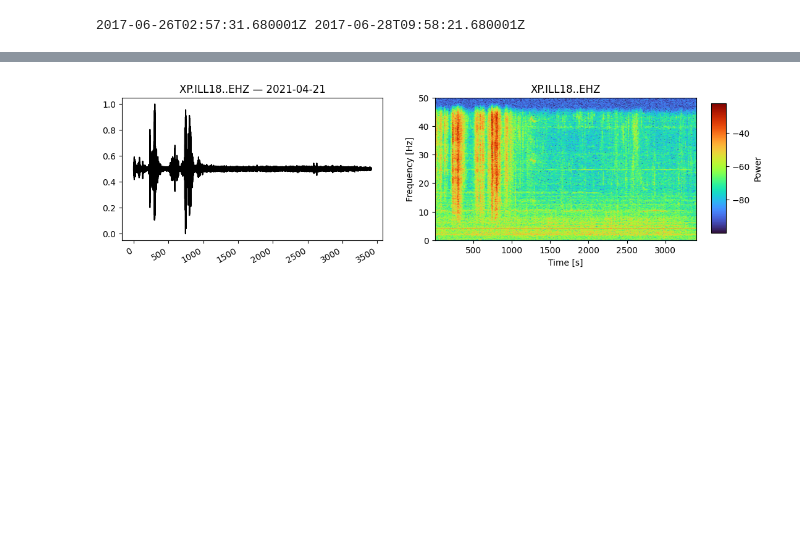
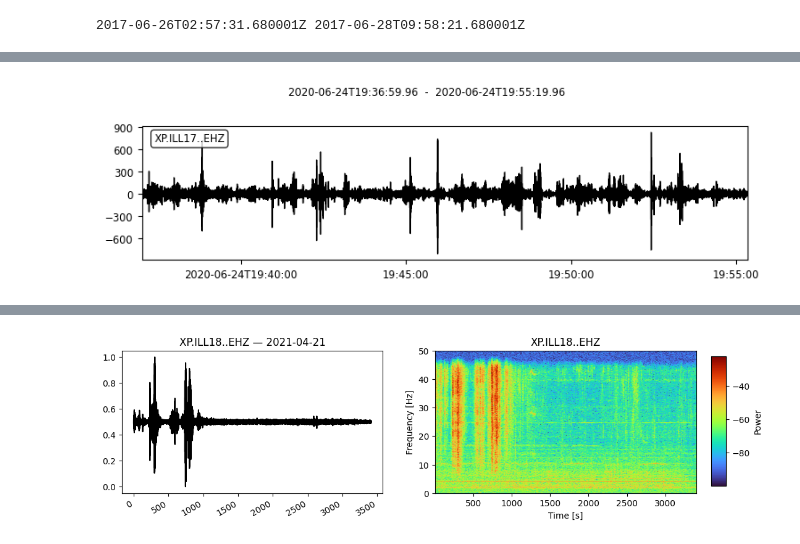
Before and after one commit to FKamper/seismic-isolation-forest, a Jupyter notebook: notebooks/to_delete.ipynb, the cells around one changed output, grey strips where cells are left out. Cells and saved outputs as stored; diff of their text form; code cells hidden in the pictures; blank space fills up the shorter version.

```diff
--- a/notebooks/to_delete.ipynb
+++ b/notebooks/to_delete.ipynb
@@ -484,0 +348,12 @@ for station in if_unconfirmed:
+# %%
+# Weak and only visible on ILL17, so probably nothing
+paths = find_paths("XP", "ILL17", "EHZ.D", 2020, 2020)
+t0 = obspy.UTCDateTime("2020-06-24T19:36:59.960000Z")
+t1 = obspy.UTCDateTime("2020-06-24T19:55:19.960000Z")
+st = obspy.read(find_date_in_strings(paths, "2020-06-24")[0])
+preproc_stream(st)
+st.trim(t0, t1)
+st.plot()
+plt.show()
+# %% [output]
+[figure, added]
```
Also changed, not shown: parts of 38 cells of this notebook, 4 other files.
